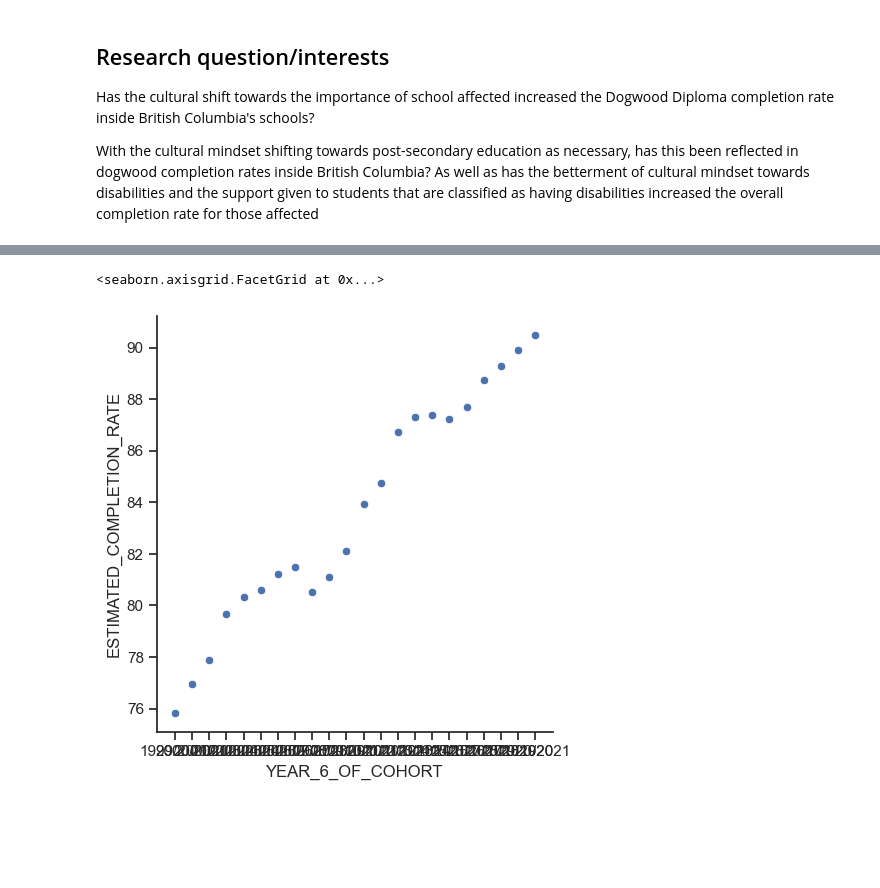
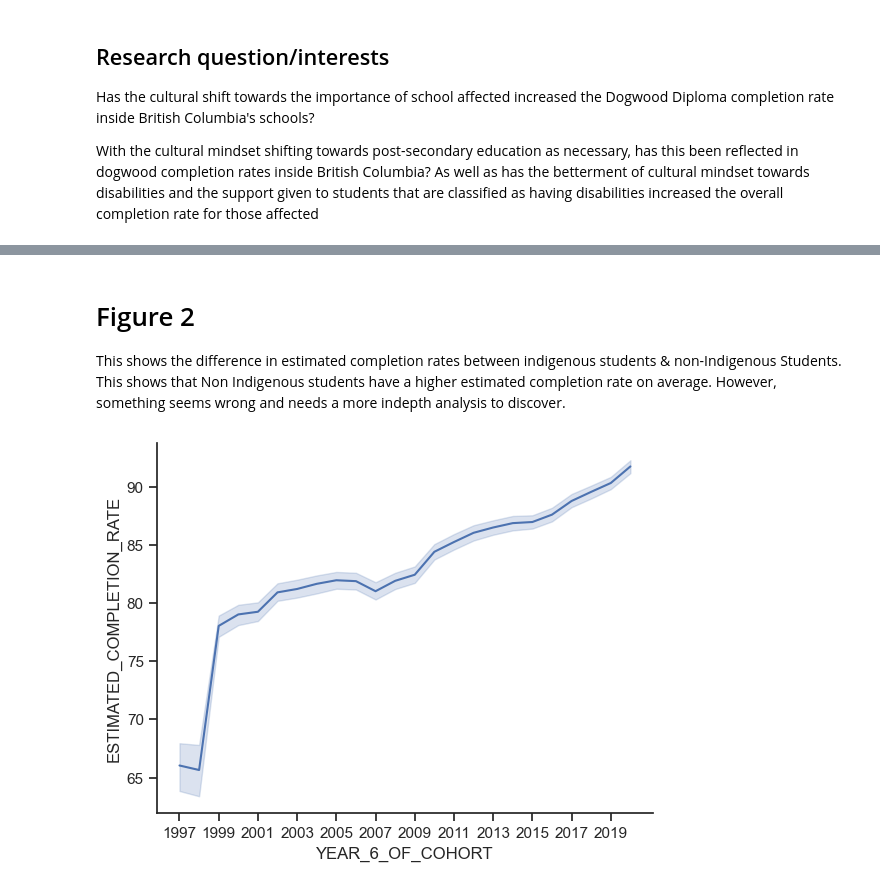
Before and after one commit to ubco-W2022T1-cosc301/project-group19, a Jupyter notebook: notebooks/analysis1.ipynb, the cells around one changed output, grey strips where cells are left out. Drawn from its saved outputs; the diff is of its cells as text; code cells hidden in the pictures; blank space fills up the shorter version.

```diff
--- a/notebooks/analysis1.ipynb
+++ b/notebooks/analysis1.ipynb
@@ -12,6 +12,6 @@ import matplotlib.pyplot as plt
 import seaborn as sns
 # %%
 #Step 1 - Load the data
-data = pd.read_csv("../data/processed/Completion_Rates_clean.csv")
+data = pd.read_csv("../data/raw/Completion_Rate_residents_only_97-21.csv")
 data
 # %% [output]
@@ -48,0 +123,5 @@ def dataStripping (dataFrame, column, value, boolean=True):
+# %%
+estComp = list(data['ESTIMATED_COMPLETION_RATE'])
+for i in range(len(estComp)):
+    if i < 12:
+        print(estComp[i])
@@ -69,0 +152,4 @@ year = totalprovdata['YEAR_6_OF_COHORT'].unique()
+# %%
+data_clean = pd.read_csv("../data/processed/Completion_Rates_Clean.csv")
+
+data_clean.head()
@@ -69,0 +184,6 @@ year = totalprovdata['YEAR_6_OF_COHORT'].unique()
+# %%
+#This removes the incorrect data
+data_clean = data_clean[data_clean['ESTIMATED_COMPLETION_RATE']>=0]
+
+#This corrects the data to just the beginning of the school year and not the end - Nicer for graphing
+data_clean['YEAR_6_OF_COHORT'] = data_clean['YEAR_6_OF_COHORT'].str.slice(0,-5)
@@ -70,8 +196,15 @@ year = totalprovdata['YEAR_6_OF_COHORT'].unique()
+# %% [markdown]
+# Figure 2
+This shows the difference in estimated completion rates between indigenous students & non-Indigenous Students. This shows that Non Indigenous students have a higher estimated completion rate on average. However, something seems wrong and needs a more indepth analysis to discover.
 # %%
-#Plot for EDA(?)
 sns.set_theme(style='ticks', font_scale =1)
 plt.rc("axes.spines", top=False, right=False)
-sns.relplot(x='YEAR_6_OF_COHORT', y ='ESTIMATED_COMPLETION_RATE', data=totalprovdata)
+ax = sns.lineplot(x='YEAR_6_OF_COHORT', y ='ESTIMATED_COMPLETION_RATE', data=data_clean)
+xticks = ax.xaxis.get_major_ticks()
+for i in range(len(xticks)):
+    if i%2==1:
+        xticks[i].set_visible(False)
+
+plt.show()
 # %% [output]
-<seaborn.axisgrid.FacetGrid at 0x...>
-[figure, old version]
+[figure, new version]
```
Also changed, not shown: parts of 26 cells of this notebook.
